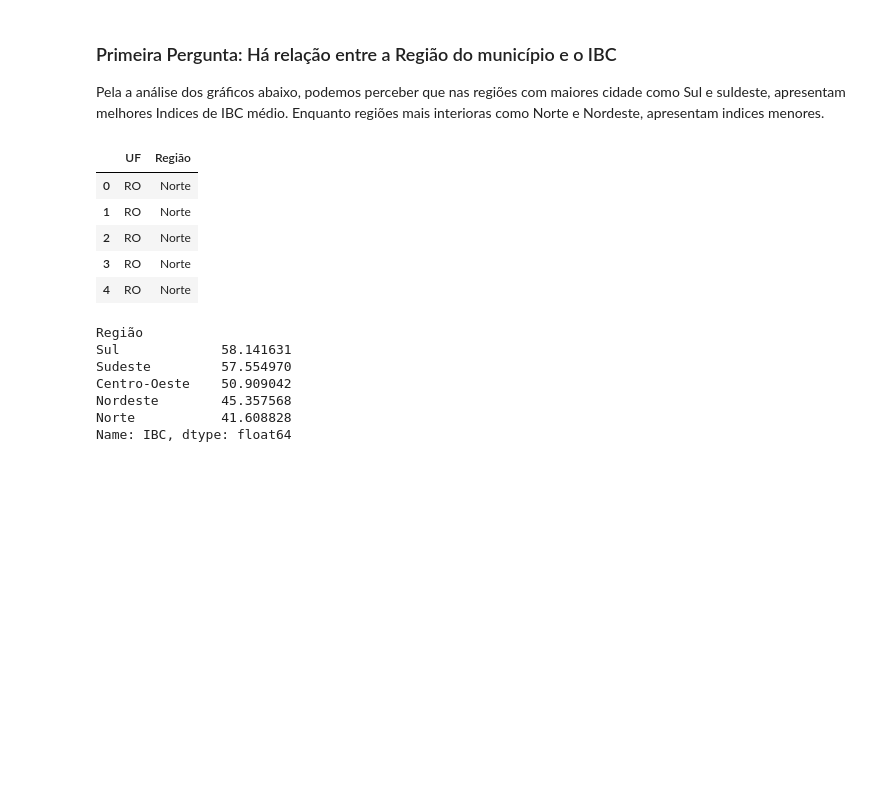
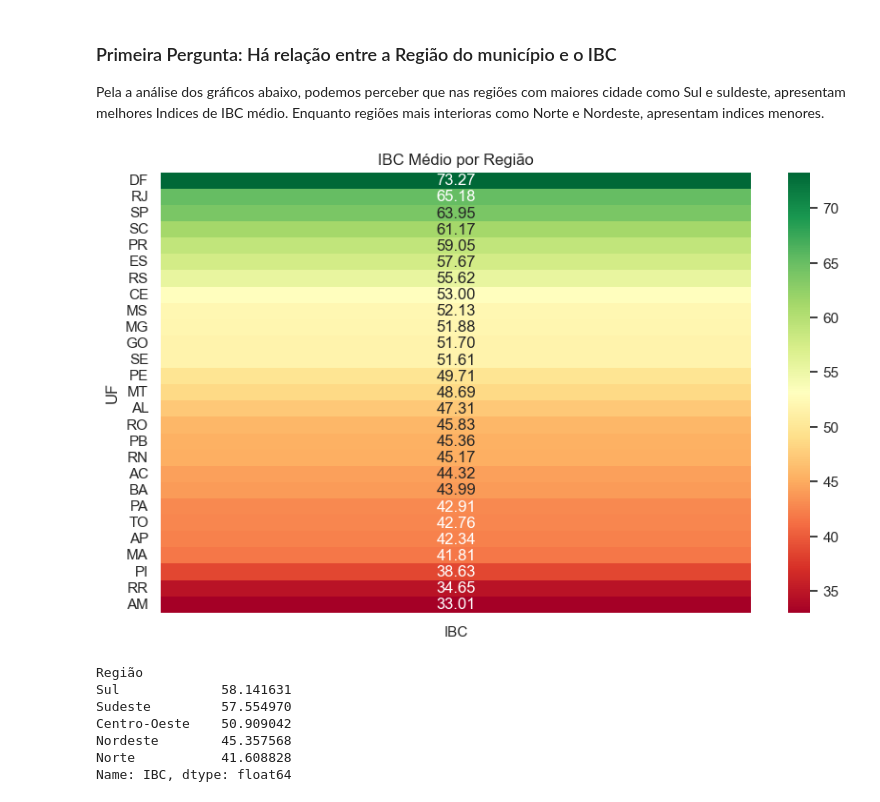
Before and after one commit to mariaclaraps/projeto-ciencia-dos-dados, a Jupyter notebook: notebooks/eda_IBC_municipios.ipynb, the cells around one changed output. Cells and saved outputs as stored; diff of their text form; code cells hidden in the pictures; blank space fills up the shorter version.

```diff
--- a/notebooks/eda_IBC_municipios.ipynb
+++ b/notebooks/eda_IBC_municipios.ipynb
@@ -149,25 +149,15 @@ plt.show()
 ### Primeira Pergunta: Há relação entre a Região do município e o IBC
 Pela a análise dos gráficos abaixo, podemos perceber que nas regiões com maiores cidade como Sul e suldeste, apresentam melhores Indices de IBC médio. Enquanto regiões mais interioras como Norte e Nordeste, apresentam indices menores.
 # %%
-# === Mapeamento de UF para Região do Brasil ===
-mapa_regioes = {
-    "AC": "Norte", "AP": "Norte", "AM": "Norte", "PA": "Norte", "RO": "Norte", "RR": "Norte", "TO": "Norte",
-    "AL": "Nordeste", "BA": "Nordeste", "CE": "Nordeste", "MA": "Nordeste", "PB": "Nordeste",
-    "PE": "Nordeste", "PI": "Nordeste", "RN": "Nordeste", "SE": "Nordeste",
-    "DF": "Centro-Oeste", "GO": "Centro-Oeste", "MT": "Centro-Oeste", "MS": "Centro-Oeste",
-    "ES": "Sudeste", "MG": "Sudeste", "RJ": "Sudeste", "SP": "Sudeste",
-    "PR": "Sul", "RS": "Sul", "SC": "Sul"
-}
+# Agrupar por região
+ibc_por_regiao = df.groupby('UF')['IBC'].mean().sort_values(ascending=False)
 
-# Criar coluna de região
-df["Região"] = df["UF"].map(mapa_regioes)
+plt.figure(figsize=(10, 6))
+sns.heatmap(ibc_por_regiao.to_frame(), annot=True, cmap='RdYlGn', fmt='.2f')
+plt.title('IBC Médio por Região')
+plt.show()
 # %% [output]
-|  | UF | Região |
-| 0 | RO | Norte |
-| 1 | RO | Norte |
-| 2 | RO | Norte |
-| 3 | RO | Norte |
-| 4 | RO | Norte |
+[figure, added]
 # %%
 densidade_regiao = (
     df.groupby("Região")["IBC"]
```
Also changed, not shown: parts of 2 cells of this notebook.
